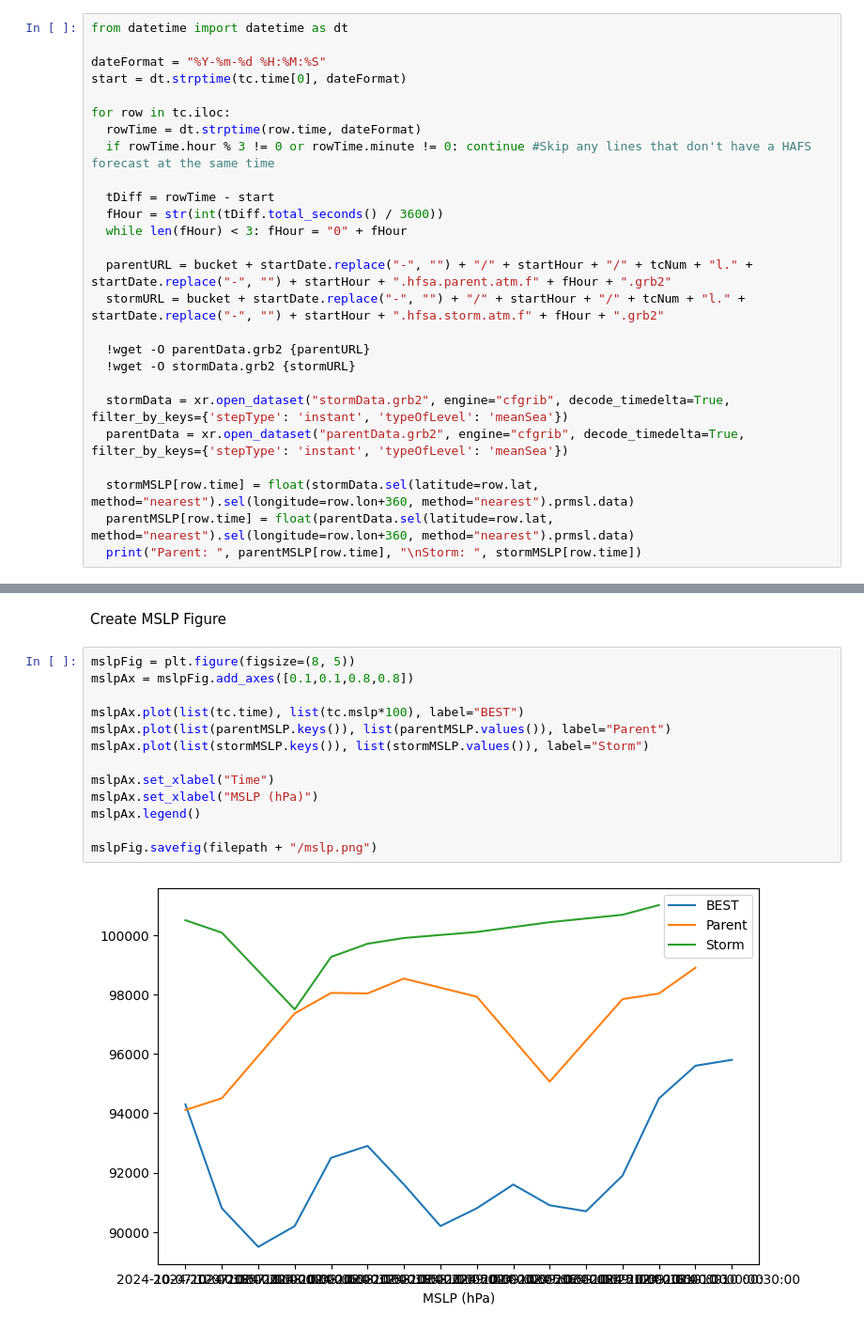
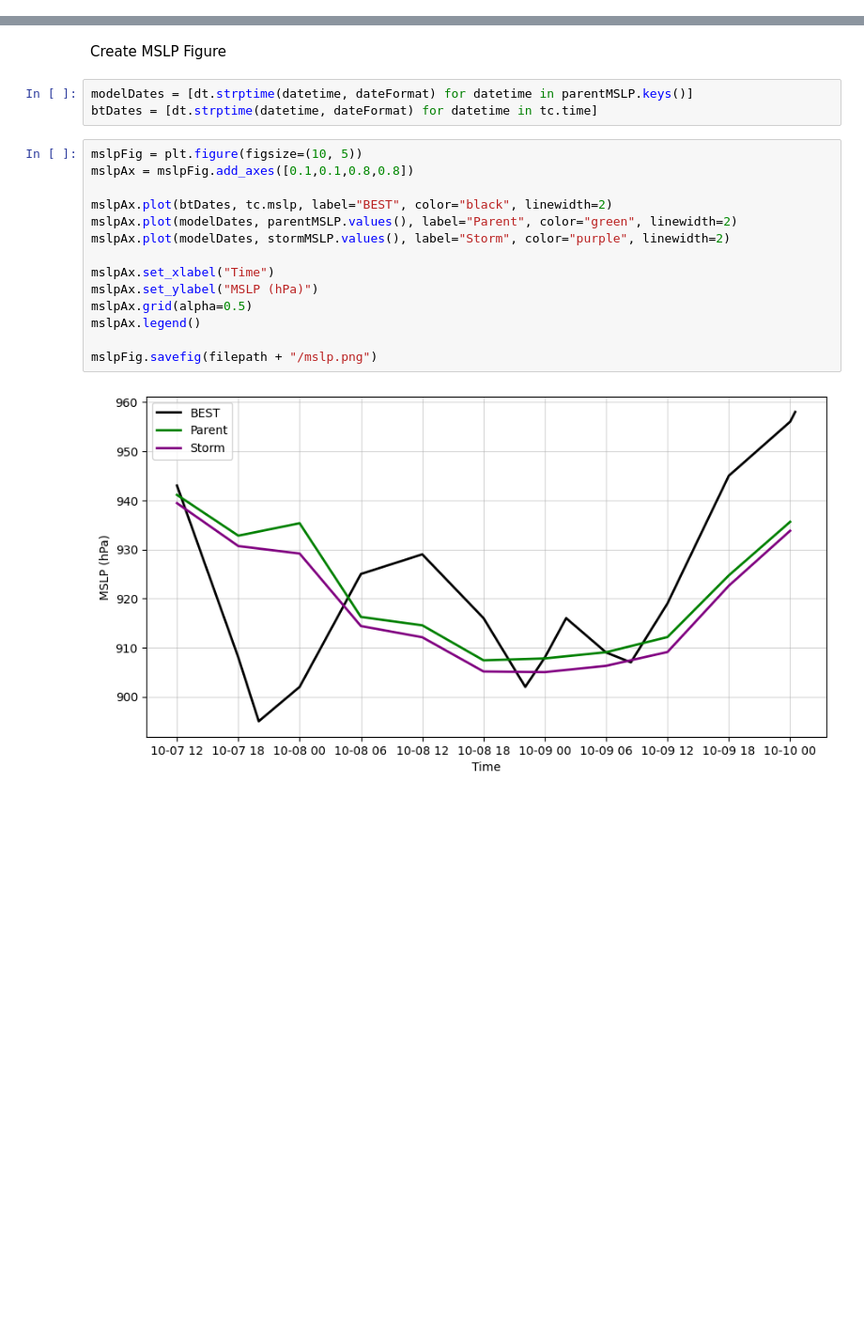
Before and after one commit to sanAkel/HAFS_Air-Sea, a Jupyter notebook: HAFSA_Atmosphere.ipynb, the cells around one changed output, grey strips where cells are left out. Shown: that part at 94% size. Drawn from its saved outputs; the diff is of its cells as text; blank space fills up the shorter version.

```diff
--- a/HAFSA_Atmosphere.ipynb
+++ b/HAFSA_Atmosphere.ipynb
@@ -140,26 +132,0 @@ EOFError: End of file: <_io.BufferedReader name='stormData.grb2'>
-# %%
-from datetime import datetime as dt
-
-dateFormat = "%Y-%m-%d %H:%M:%S"
-start = dt.strptime(tc.time[0], dateFormat)
-
-for row in tc.iloc:
-  rowTime = dt.strptime(row.time, dateFormat)
-  if rowTime.hour % 3 != 0 or rowTime.minute != 0: continue #Skip any lines that don't have a HAFS forecast at the same time
-
-  tDiff = rowTime - start
-  fHour = str(int(tDiff.total_seconds() / 3600))
-  while len(fHour) < 3: fHour = "0" + fHour
-
-  parentURL = bucket + startDate.replace("-", "") + "/" + startHour + "/" + tcNum + "l." + startDate.replace("-", "") + startHour + ".hfsa.parent.atm.f" + fHour + ".grb2"
-  stormURL = bucket + startDate.replace("-", "") + "/" + startHour + "/" + tcNum + "l." + startDate.replace("-", "") + startHour + ".hfsa.storm.atm.f" + fHour + ".grb2"
-
-  !wget -O parentData.grb2 {parentURL}
-  !wget -O stormData.grb2 {stormURL}
-
-  stormData = xr.open_dataset("stormData.grb2", engine="cfgrib", decode_timedelta=True, filter_by_keys={'stepType': 'instant', 'typeOfLevel': 'meanSea'})
-  parentData = xr.open_dataset("parentData.grb2", engine="cfgrib", decode_timedelta=True, filter_by_keys={'stepType': 'instant', 'typeOfLevel': 'meanSea'})
-
-  stormMSLP[row.time] = float(stormData.sel(latitude=row.lat, method="nearest").sel(longitude=row.lon+360, method="nearest").prmsl.data)
-  parentMSLP[row.time] = float(parentData.sel(latitude=row.lat, method="nearest").sel(longitude=row.lon+360, method="nearest").prmsl.data)
-  print("Parent: ", parentMSLP[row.time], "\nStorm: ", stormMSLP[row.time])
@@ -248,18 +160,22 @@ stormMSLP
  '2024-10-10 00:00:00': nan}
 # %% [markdown]
 Create MSLP Figure
+# %%
+modelDates = [dt.strptime(datetime, dateFormat) for datetime in parentMSLP.keys()]
+btDates = [dt.strptime(datetime, dateFormat) for datetime in tc.time]
 # %%
-mslpFig = plt.figure(figsize=(8, 5))
+mslpFig = plt.figure(figsize=(10, 5))
 mslpAx = mslpFig.add_axes([0.1,0.1,0.8,0.8])
 
-mslpAx.plot(list(tc.time), list(tc.mslp*100), label="BEST")
-mslpAx.plot(list(parentMSLP.keys()), list(parentMSLP.values()), label="Parent")
-mslpAx.plot(list(stormMSLP.keys()), list(stormMSLP.values()), label="Storm")
+mslpAx.plot(btDates, tc.mslp, label="BEST", color="black", linewidth=2)
+mslpAx.plot(modelDates, parentMSLP.values(), label="Parent", color="green", linewidth=2)
+mslpAx.plot(modelDates, stormMSLP.values(), label="Storm", color="purple", linewidth=2)
 
 mslpAx.set_xlabel("Time")
-mslpAx.set_xlabel("MSLP (hPa)")
+mslpAx.set_ylabel("MSLP (hPa)")
+mslpAx.grid(alpha=0.5)
 mslpAx.legend()
 
 mslpFig.savefig(filepath + "/mslp.png")
 # %% [output]
-[figure, old version]
+[figure, new version]
```
Also changed, not shown: parts of 6 cells of this notebook.
